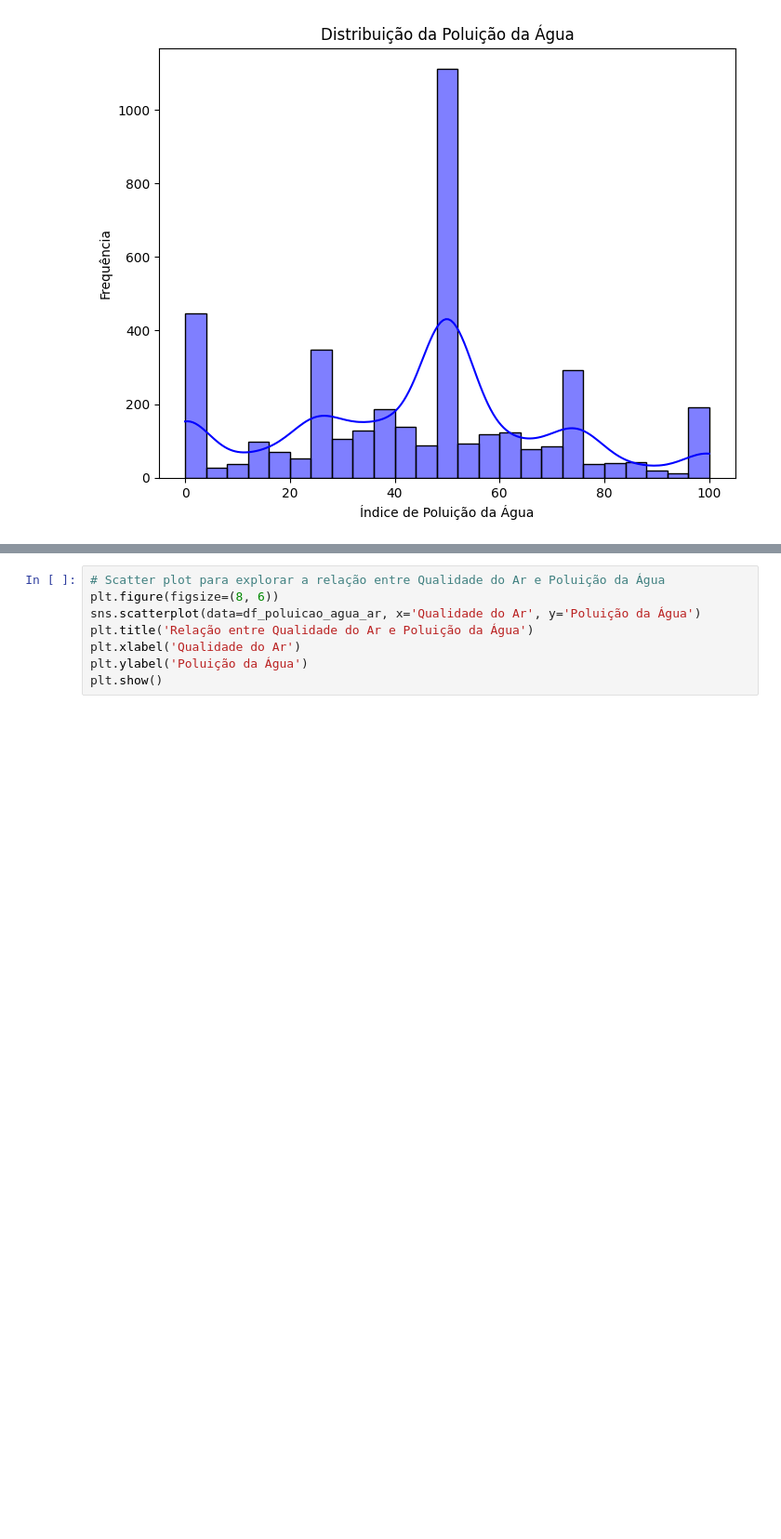
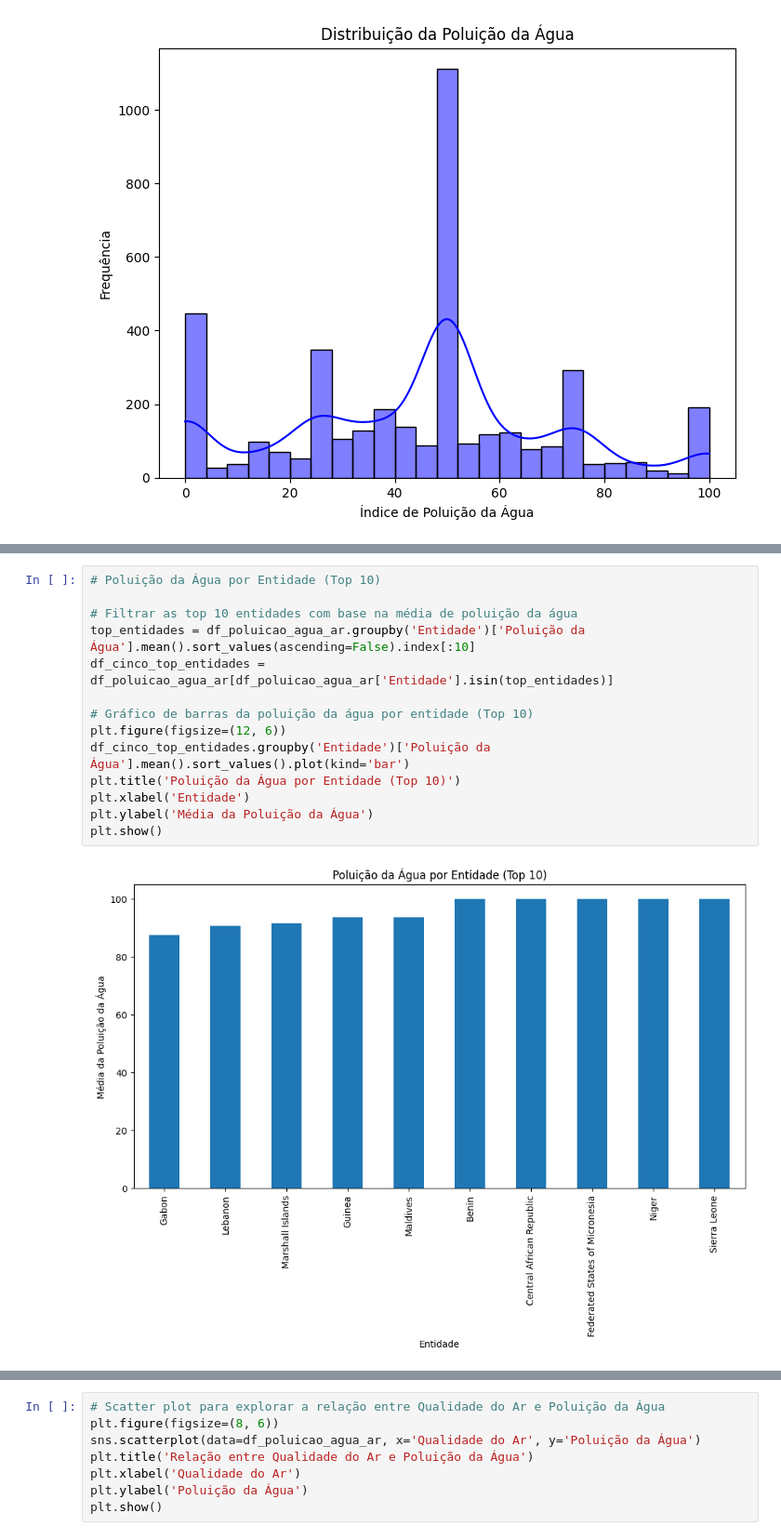
Before and after one commit to patinaomi/global-solutions, a Jupyter notebook: AI & Chatbot/producao_plastico.ipynb, the cells around one changed output, grey strips where cells are left out. Shown at 93% size. Saved outputs shown, nothing was run; the diff lists cells and outputs as text; blank space fills up the shorter version.

```diff
--- a/AI & Chatbot/producao_plastico.ipynb
+++ b/AI & Chatbot/producao_plastico.ipynb
@@ -450,0 +515,16 @@ plt.show()
+# %%
+# Poluição da Água por Entidade (Top 10)
+
+# Filtrar as top 10 entidades com base na média de poluição da água
+top_entidades = df_poluicao_agua_ar.groupby('Entidade')['Poluição da Água'].mean().sort_values(ascending=False).index[:10]
+df_cinco_top_entidades = df_poluicao_agua_ar[df_poluicao_agua_ar['Entidade'].isin(top_entidades)]
+
+# Gráfico de barras da poluição da água por entidade (Top 10)
+plt.figure(figsize=(12, 6))
+df_cinco_top_entidades.groupby('Entidade')['Poluição da Água'].mean().sort_values().plot(kind='bar')
+plt.title('Poluição da Água por Entidade (Top 10)')
+plt.xlabel('Entidade')
+plt.ylabel('Média da Poluição da Água')
+plt.show()
+# %% [output]
+[figure, added]
```
Also changed, not shown: parts of 22 cells of this notebook.
